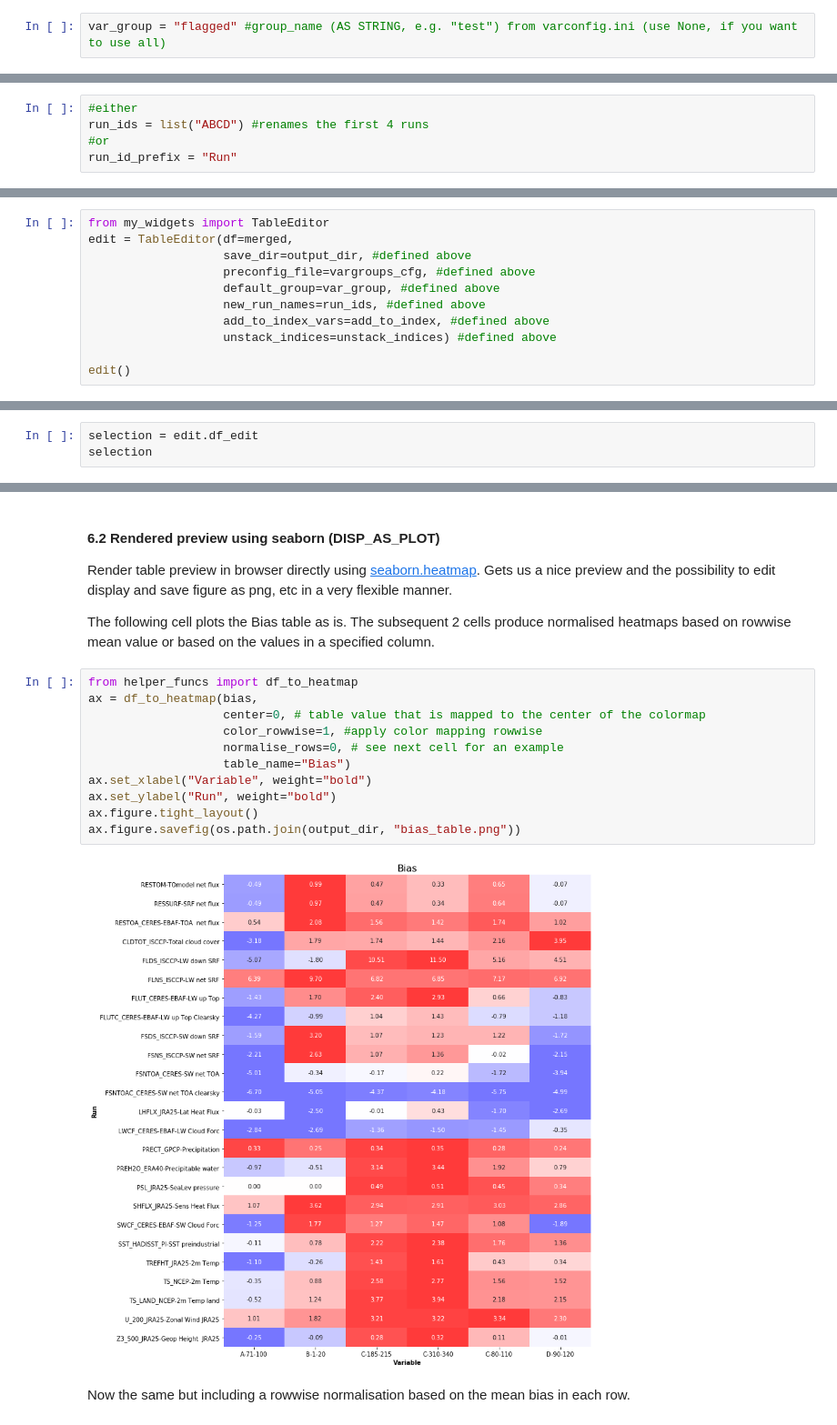
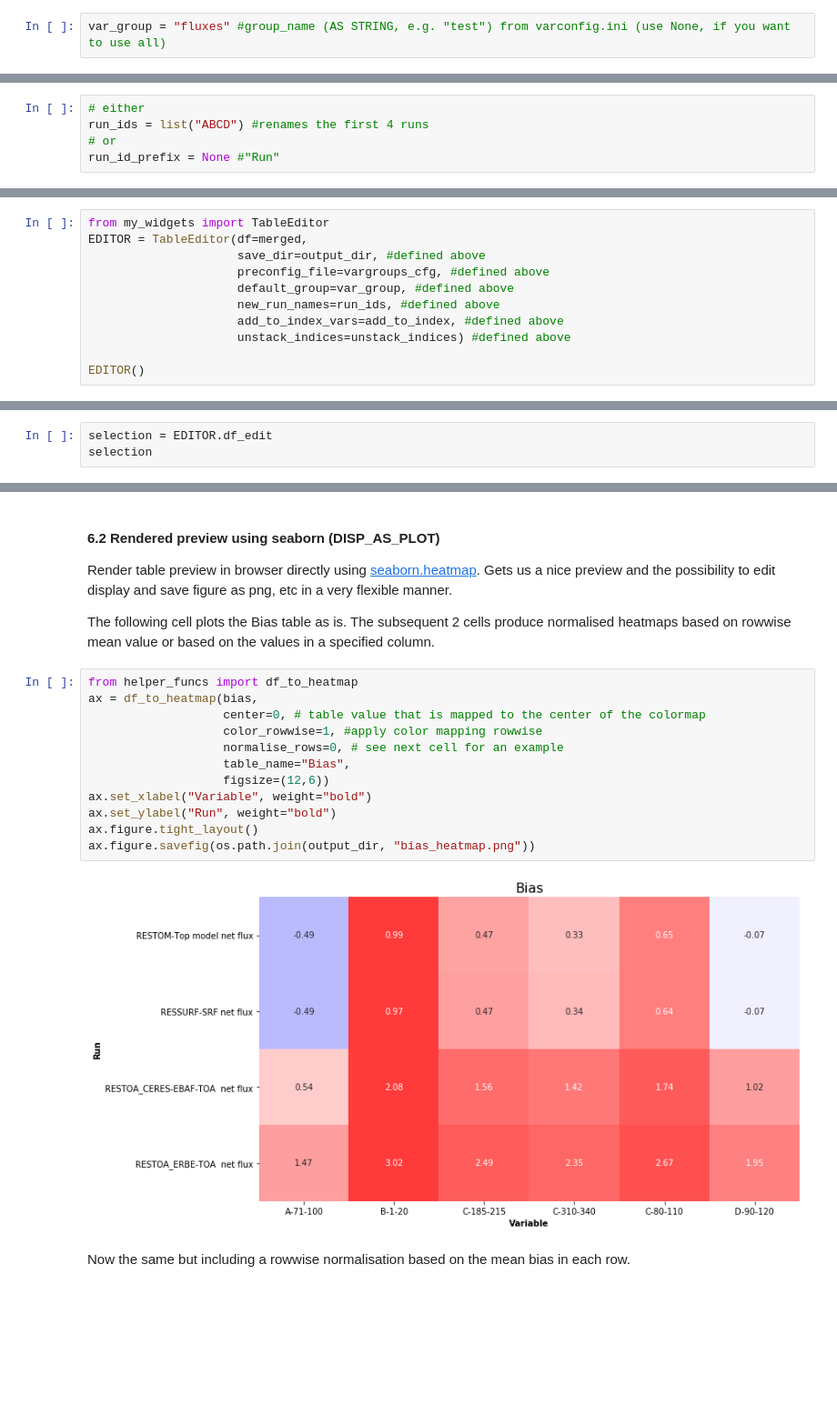
Before and after one commit to jgliss/my_notebooks, a Jupyter notebook: noresm_diagnostics_analysis_tool.ipynb, the cells around one changed output, grey strips where cells are left out. Shown at 91% size. Cells and saved outputs as stored; diff of their text form; blank space fills up the shorter version.

Commit message:
Added some plots

```diff
--- a/noresm_diagnostics_analysis_tool.ipynb
+++ b/noresm_diagnostics_analysis_tool.ipynb
@@ -41,7 +41,7 @@ In the following cells you can specify global default settings.
 
 Default group of variables. Variable groups can be defined in [varconfig.ini](https://github.com/jgliss/my_notebooks/blob/master/data/varconfig.ini). Use ``[group_name]`` to define a new group and add below all variables that should belong to the group in the desired display order (should be self-explanatory when looking at the file, I hope).
 # %%
-var_group = "flagged" #group_name (AS STRING, e.g. "test") from varconfig.ini (use None, if you want to use all)
+var_group = "fluxes" #group_name (AS STRING, e.g. "test") from varconfig.ini (use None, if you want to use all)
 # %% [markdown]
 ##### 1.2.2 Add data columns to index
 
@@ -108,10 +108,10 @@ for file in files:
 
 Define list of shortnames for model runs or define a prefix. If undefined (i.e. empty list and ``None``), the original names are used.
 # %%
-#either
+# either
 run_ids = list("ABCD") #renames the first 4 runs
-#or
-run_id_prefix = "Run"
+# or
+run_id_prefix = None #"Run"
 # %% [markdown]
 
 ### 4. Importing multiple result files and concatenating them into one Dataframe (LOAD_FILES)
@@ -182,12 +182,12 @@ The following table widget uses the loaded Dataframes and applies all settings t
 # %%
 from my_widgets import TableEditor
-edit = TableEditor(df=merged,
-                   save_dir=output_dir, #defined above
-                   preconfig_file=vargroups_cfg, #defined above
-                   default_group=var_group, #defined above
-                   new_run_names=run_ids, #defined above
-                   add_to_index_vars=add_to_index, #defined above
-                   unstack_indices=unstack_indices) #defined above
+EDITOR = TableEditor(df=merged,
+                     save_dir=output_dir, #defined above
+                     preconfig_file=vargroups_cfg, #defined above
+                     default_group=var_group, #defined above
+                     new_run_names=run_ids, #defined above
+                     add_to_index_vars=add_to_index, #defined above
+                     unstack_indices=unstack_indices) #defined above
 
-edit()
+EDITOR()
 # %% [output]
@@ -195,7 +195,7 @@ VBox(children=(Tab(children=(HBox(children=(VBox(children=(HBox(children=(Label(
 # %% [markdown]
 Now access the current selection and continue.
 # %%
-selection = edit.df_edit
+selection = EDITOR.df_edit
 selection
 # %% [output]
 |  |  | Flag |  |  |  |  |  | Model |  |  | ... |
@@ -337,16 +277,17 @@ The following cell plots the Bias table as is. The subsequent 2 cells produce no
 # %%
 from helper_funcs import df_to_heatmap
 ax = df_to_heatmap(bias,
                    center=0, # table value that is mapped to the center of the colormap
                    color_rowwise=1, #apply color mapping rowwise
                    normalise_rows=0, # see next cell for an example
-                   table_name="Bias")
+                   table_name="Bias",
+                   figsize=(12,6))
 ax.set_xlabel("Variable", weight="bold")
 ax.set_ylabel("Run", weight="bold")
 ax.figure.tight_layout()
-ax.figure.savefig(os.path.join(output_dir, "bias_table.png"))
+ax.figure.savefig(os.path.join(output_dir, "bias_heatmap.png"))
 # %% [output]
-[figure, old version]
+[figure, new version]
 # %% [markdown]
 Now the same but including a rowwise normalisation based on the mean bias in each row.
 # %%
```
Also changed, not shown: parts of 15 cells of this notebook, 6 other files.
